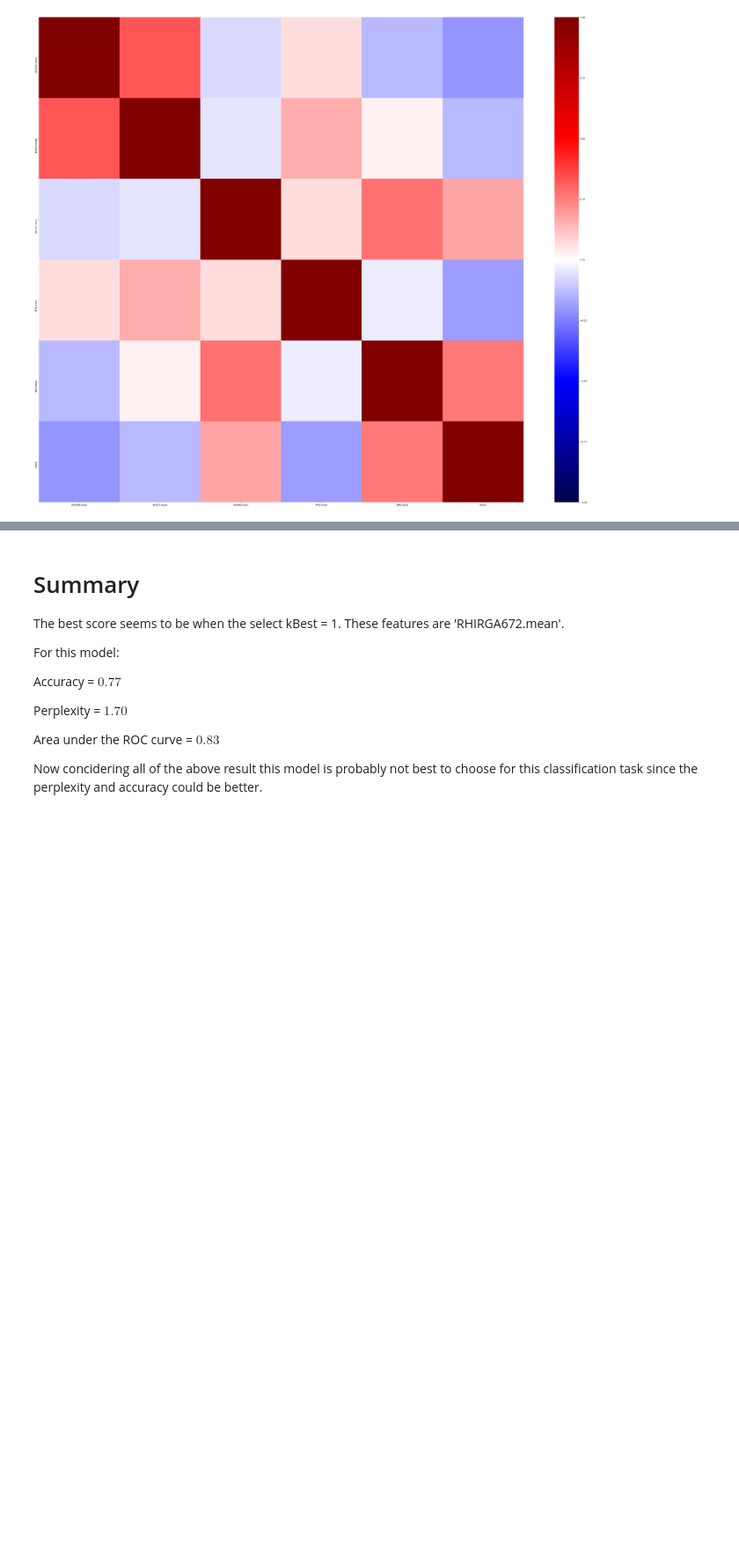
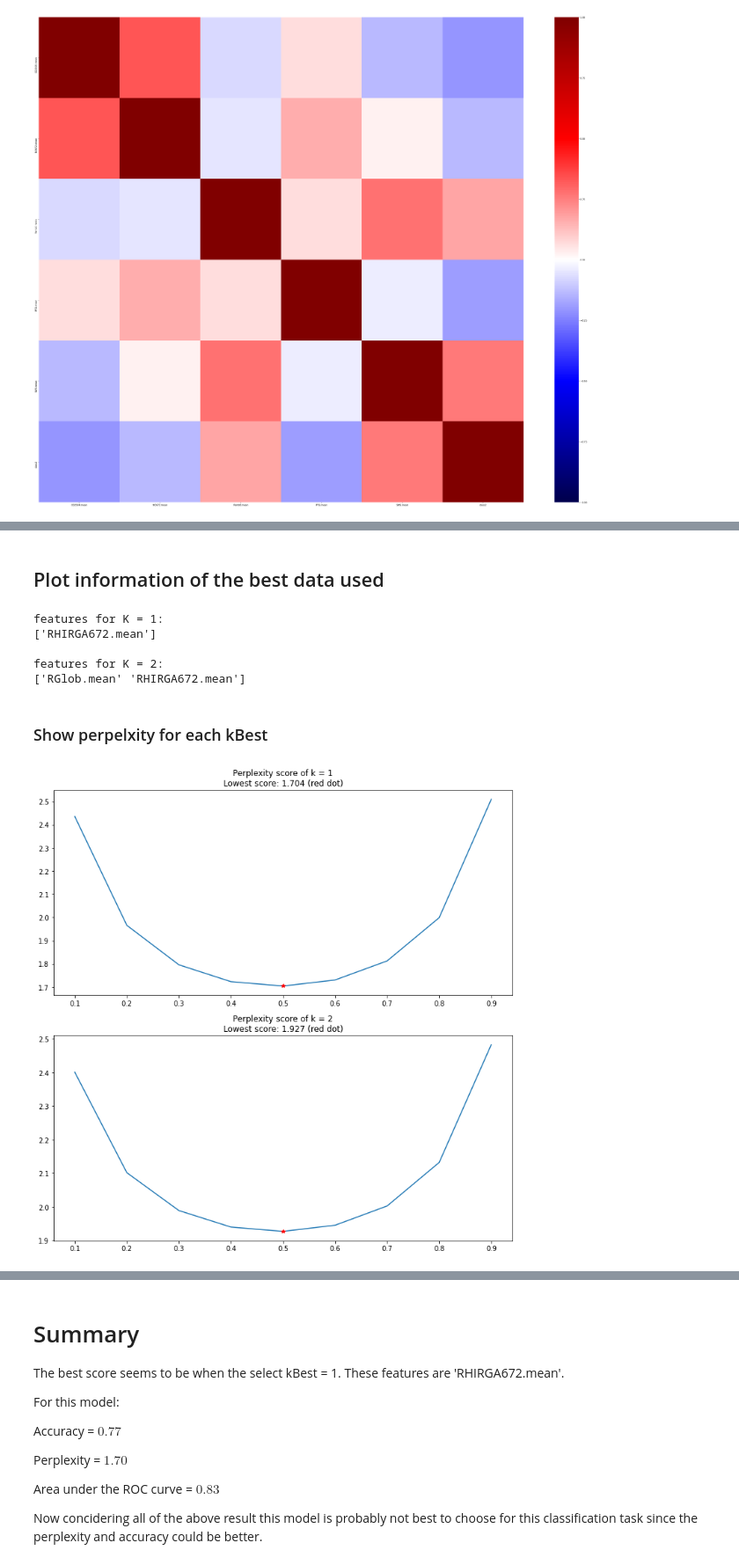
Before and after one commit to NPF-classifiers-109/npf-classifier, a Jupyter notebook: NaiveBayes/NB-classifier.ipynb, the cells around one changed output, grey strips where cells are left out. Shown at 88% size. Drawn from its saved outputs; the diff is of its cells as text; code cells hidden in the pictures; blank space fills up the shorter version.

```diff
--- a/NaiveBayes/NB-classifier.ipynb
+++ b/NaiveBayes/NB-classifier.ipynb
@@ -651,0 +450,3 @@ plt.show()
+# %%
+best_dfs[1].rename(columns=lambda x: 'low corr '+x, inplace=True)
+best_dfs[1]
@@ -651,0 +470,3 @@ plt.show()
+# %%
+best_dfs[2].rename(columns=lambda x: 'stand '+x, inplace=True)
+best_dfs[2]
@@ -651,0 +490,3 @@ plt.show()
+# %%
+best_dfs[3].rename(columns=lambda x: 'stand low corr '+x, inplace=True)
+best_dfs[3]
@@ -651,0 +522,2 @@ plt.show()
+# %% [markdown]
+## Plot information of the best data used
@@ -651,0 +531,29 @@ plt.show()
+# %%
+for i, col_name in enumerate(bestDf_perp):
+    num_of_k = col_name[10:-4].strip()
+    print('features for {}:'.format(col_name[6:-5].upper()))
+    print(dataframe.columns.values[k_bests[bestInd][num_of_k].get_support(indices=True)], '\n')
+# %% [output]
+features for K = 1:
+['RHIRGA672.mean']
+
+features for K = 2:
+['RGlob.mean' 'RHIRGA672.mean']
+# %% [markdown]
+### Show perpelxity for each kBest
+# %%
+x_space = np.linspace(0.1, 0.9, 9)
+n = len(list(bestDf.columns))
+
+plt.subplots(figsize=(10, 20))
+
+for i, col_name in enumerate(bestDf_perp):
+    plt.subplot(n, 1, i+1)
+    plt.plot(x_space, bestDf_perp.loc[:, col_name].values)
+    plt.plot(0.5, bestDf_perp.iloc[4, i], 'r*')
+    plt.title('Perplexity score of {}\nLowest score: {:.3f} {}'.format(col_name[6:-5], np.min(bestDf_perp.loc[:, col_name].values), '(red dot)'))
+    plt.tight_layout()
+
+plt.show()
+# %% [output]
+[figure, added]
```
Also changed, not shown: parts of 72 cells of this notebook.
